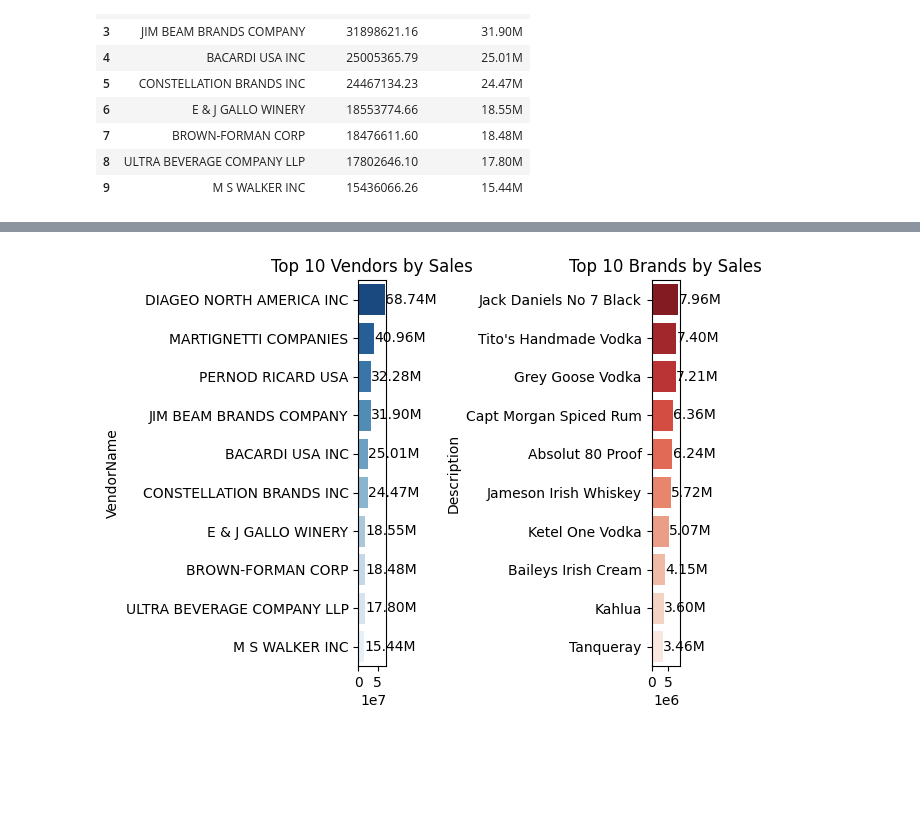
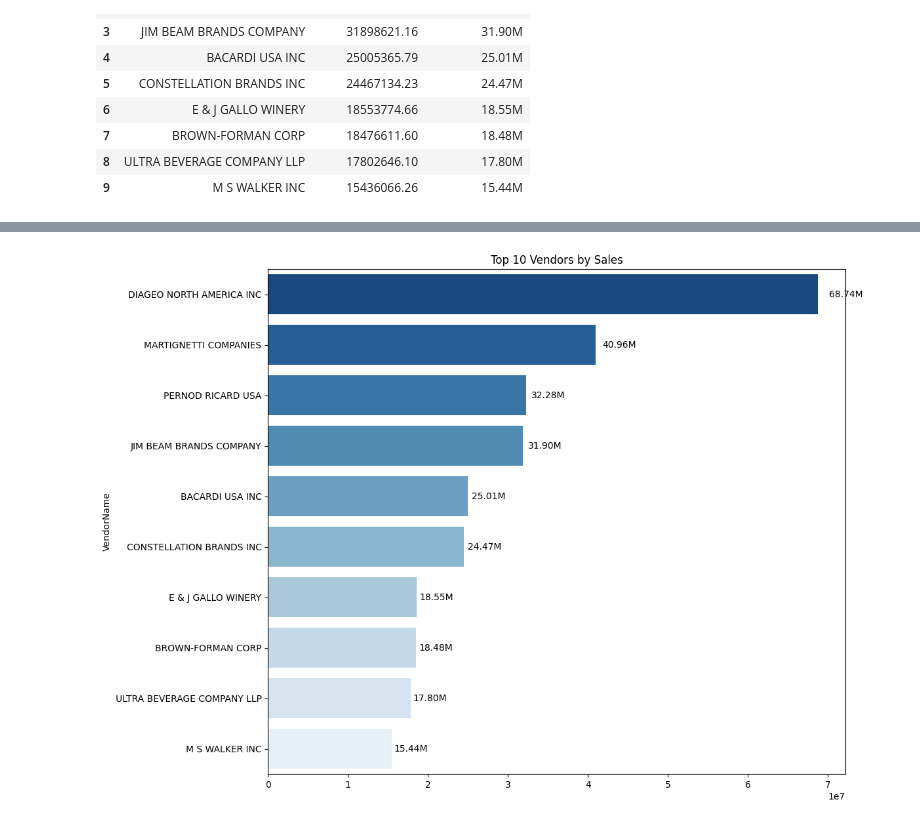
Before and after one commit to LuffyXoro/MERCHANT-Data-Analytics, a Jupyter notebook: performance_analysis.ipynb, the cells around one changed output, grey strips where cells are left out. Drawn from its saved outputs; the diff is of its cells as text; code cells hidden in the pictures; blank space fills up the shorter version.

```diff
--- a/performance_analysis.ipynb
+++ b/performance_analysis.ipynb
@@ -213,31 +233,17 @@ top_vendors_df
 # %%
 import matplotlib.pyplot as plt
 import seaborn as sns
 
+plt.figure(figsize=(25, 10))
 plt.subplot(1, 2, 1)
 ax1 = sns.barplot(y=top_vendors.index, x=top_vendors.values, palette="Blues_r")
 plt.title("Top 10 Vendors by Sales")
 
 ## LABELLING
 for bar in ax1.patches:
     ax1.text(bar.get_width() + (bar.get_width() * 0.02),
              bar.get_y() + bar.get_height() / 2,
              format_dollars(bar.get_width()),
              ha='left', va='center', fontsize=10, color='black')
-
-## TOP BRANDS
-plt.subplot(1, 2, 2)
-ax2 = sns.barplot(y=top_brands.index.astype(str), x=top_brands.values, palette="Reds_r")
-plt.title("Top 10 Brands by Sales")
-
-## LABELLING
-for bar in ax2.patches:
-    ax2.text(bar.get_width() + (bar.get_width() * 0.02),
-             bar.get_y() + bar.get_height() / 2,
-             format_dollars(bar.get_width()),
-             ha='left', va='center', fontsize=10, color='black')
-
-plt.tight_layout()
-plt.show()
 # %% [output]
-[figure, old version]
+[figure, new version]
```
Also changed, not shown: parts of 14 cells of this notebook.
